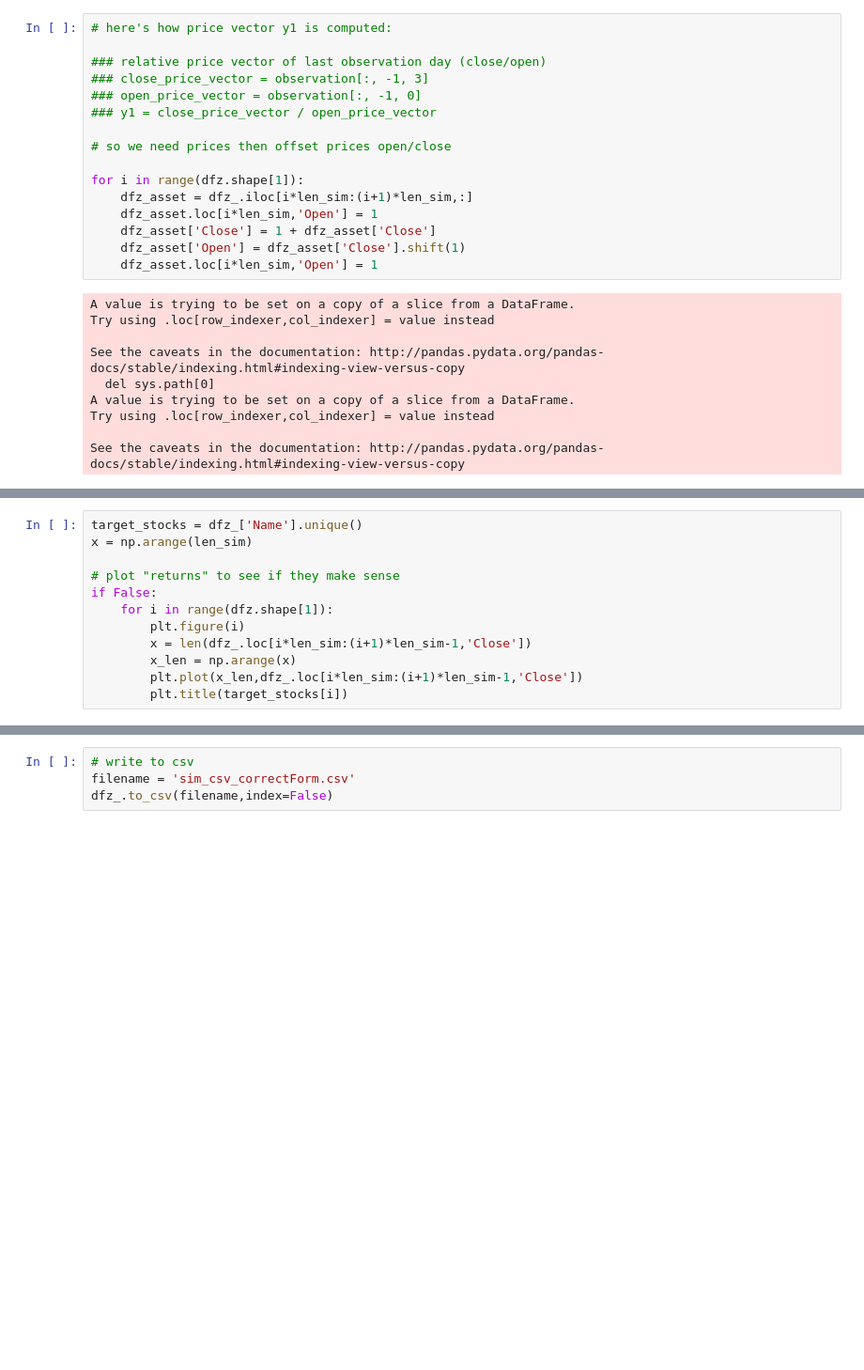
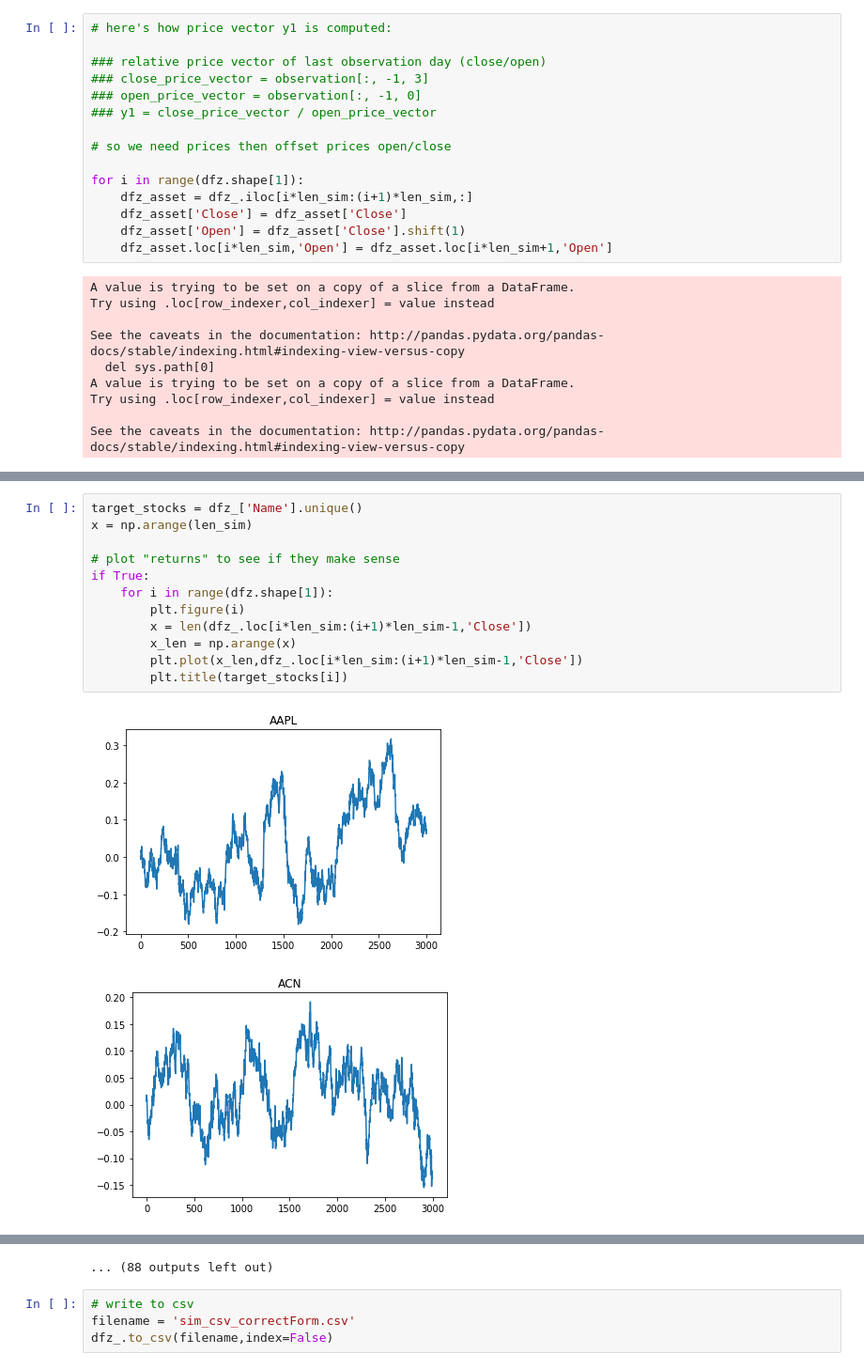
Before and after one commit to zm922/sum19, a Jupyter notebook: data_transform.ipynb, the cells around one changed output, grey strips where cells are left out. Shown at 94% size. Saved outputs shown, nothing was run; the diff lists cells and outputs as text; blank space fills up the shorter version.

```diff
--- a/data_transform.ipynb
+++ b/data_transform.ipynb
@@ -116,10 +123,9 @@ dfz_.loc[2995:3000,:]
 
 for i in range(dfz.shape[1]):
     dfz_asset = dfz_.iloc[i*len_sim:(i+1)*len_sim,:]
-    dfz_asset.loc[i*len_sim,'Open'] = 1
-    dfz_asset['Close'] = 1 + dfz_asset['Close']
+    dfz_asset['Close'] = dfz_asset['Close']
     dfz_asset['Open'] = dfz_asset['Close'].shift(1)
-    dfz_asset.loc[i*len_sim,'Open'] = 1
+    dfz_asset.loc[i*len_sim,'Open'] = dfz_asset.loc[i*len_sim+1,'Open']
 # %% [output]
 A value is trying to be set on a copy of a slice from a DataFrame.
 Try using .loc[row_indexer,col_indexer] = value instead
@@ -151,12 +182,15 @@ dfz_.loc[2995:3000,:]
 # %%
 target_stocks = dfz_['Name'].unique()
 x = np.arange(len_sim)
 
 # plot "returns" to see if they make sense
-if False:
+if True:
     for i in range(dfz.shape[1]):
         plt.figure(i)
         x = len(dfz_.loc[i*len_sim:(i+1)*len_sim-1,'Close'])
         x_len = np.arange(x)
         plt.plot(x_len,dfz_.loc[i*len_sim:(i+1)*len_sim-1,'Close'])
         plt.title(target_stocks[i])
+# %% [output]
+[figure, added]
+[figure, added]
@@ -163,3 +207,4 @@ if False:
+... (88 outputs left out)
 # %%
 # write to csv
 filename = 'sim_csv_correctForm.csv'
```
Also changed, not shown: parts of 14 cells of this notebook.
